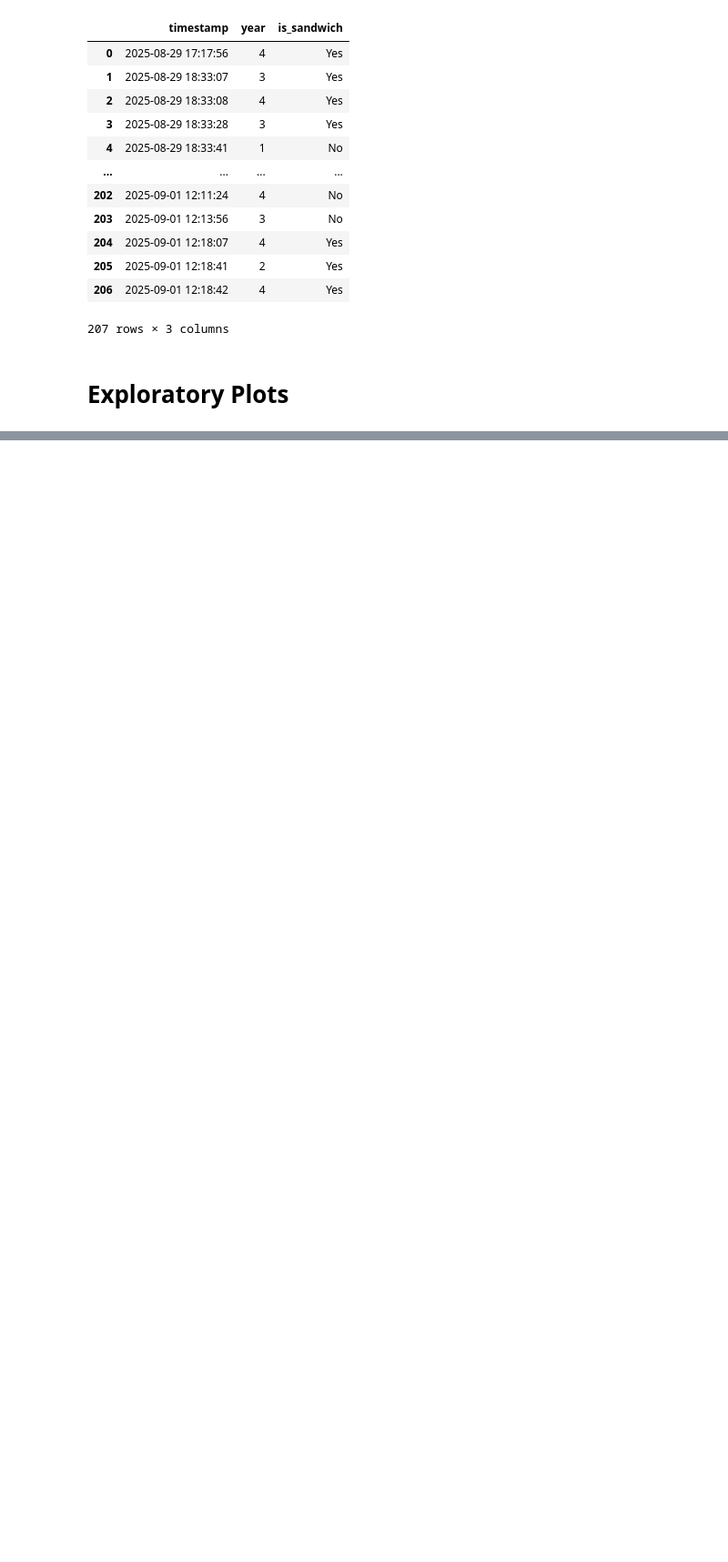
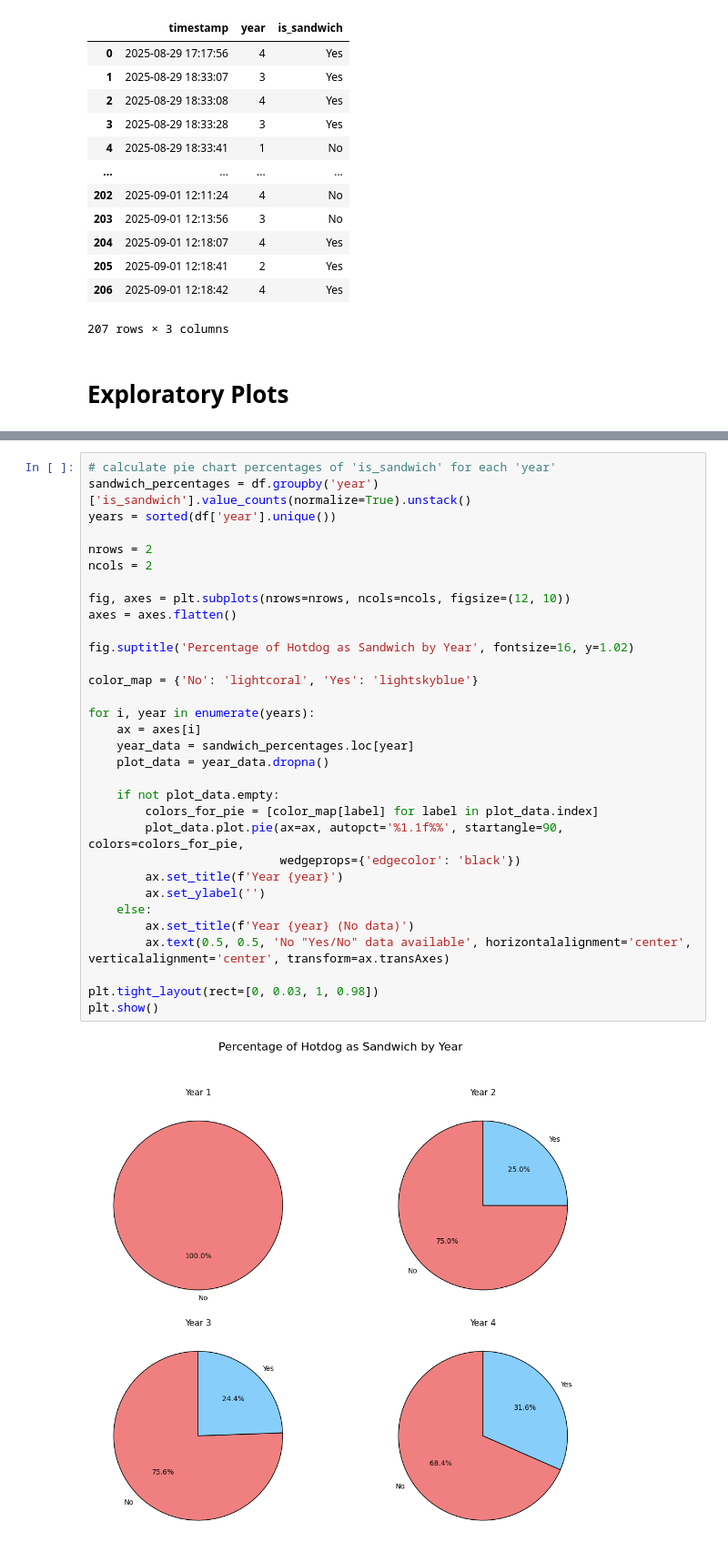
Before and after one commit to McMeans/ds-4002-hotdog, a Jupyter notebook: hogdog.ipynb, the cells around one changed output, grey strips where cells are left out. Shown: that part at 91% size. Saved outputs shown, nothing was run; the diff lists cells and outputs as text; blank space fills up the shorter version.

```diff
--- a/hogdog.ipynb
+++ b/hogdog.ipynb
@@ -62,0 +81,34 @@ df
+# %%
+# calculate pie chart percentages of 'is_sandwich' for each 'year'
+sandwich_percentages = df.groupby('year')['is_sandwich'].value_counts(normalize=True).unstack()
+years = sorted(df['year'].unique())
+
+nrows = 2
+ncols = 2
+
+fig, axes = plt.subplots(nrows=nrows, ncols=ncols, figsize=(12, 10))
+axes = axes.flatten()
+
+fig.suptitle('Percentage of Hotdog as Sandwich by Year', fontsize=16, y=1.02)
+
+color_map = {'No': 'lightcoral', 'Yes': 'lightskyblue'}
+
+for i, year in enumerate(years):
+    ax = axes[i]
+    year_data = sandwich_percentages.loc[year]
+    plot_data = year_data.dropna()
+
+    if not plot_data.empty:
+        colors_for_pie = [color_map[label] for label in plot_data.index]
+        plot_data.plot.pie(ax=ax, autopct='%1.1f%%', startangle=90, colors=colors_for_pie,
+                           wedgeprops={'edgecolor': 'black'})
+        ax.set_title(f'Year {year}')
+        ax.set_ylabel('')
+    else:
+        ax.set_title(f'Year {year} (No data)')
+        ax.text(0.5, 0.5, 'No "Yes/No" data available', horizontalalignment='center', verticalalignment='center', transform=ax.transAxes)
+
+plt.tight_layout(rect=[0, 0.03, 1, 0.98])
+plt.show()
+# %% [output]
+[figure, added]
```
Also changed, not shown: parts of 5 cells of this notebook.
